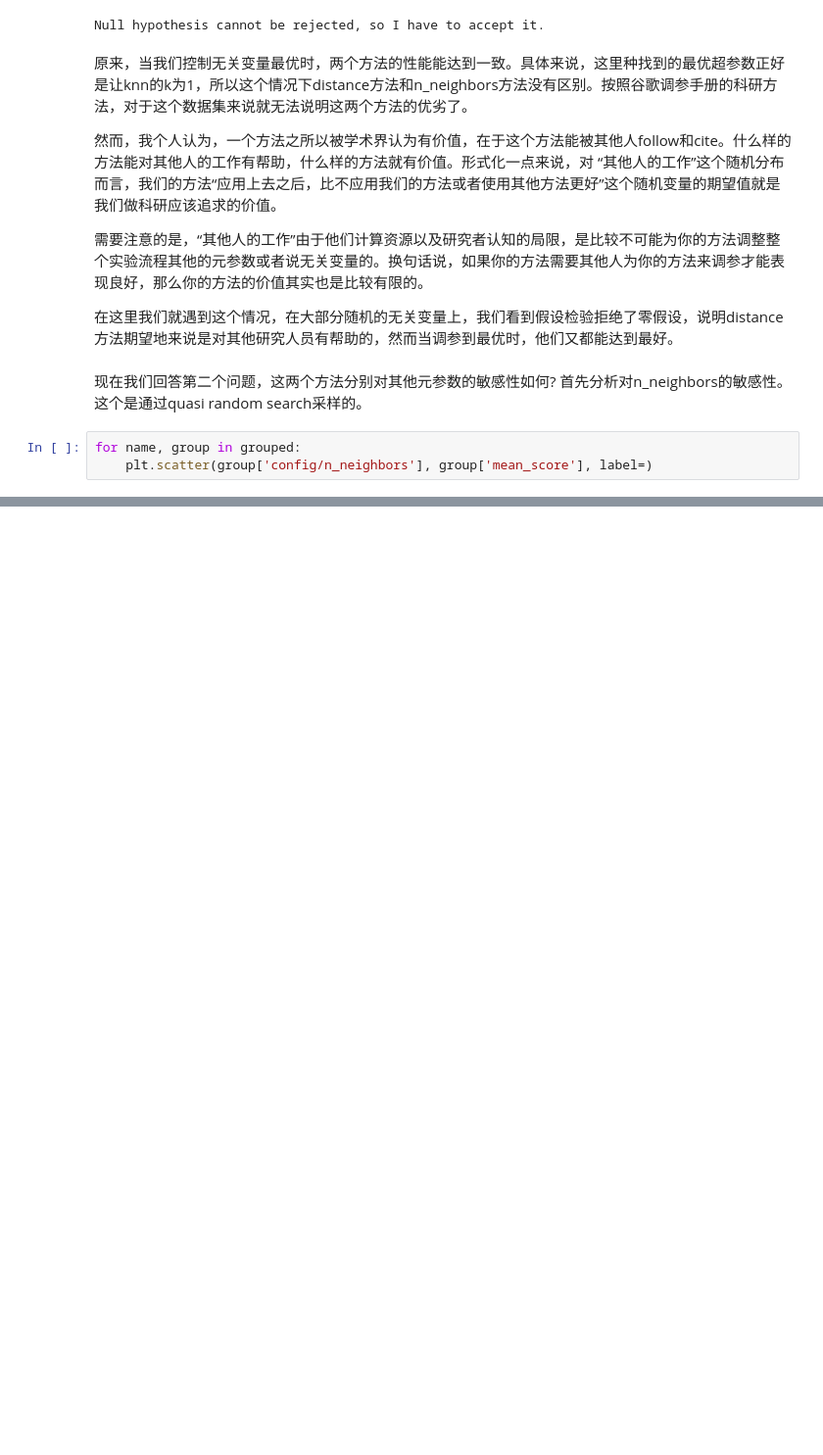
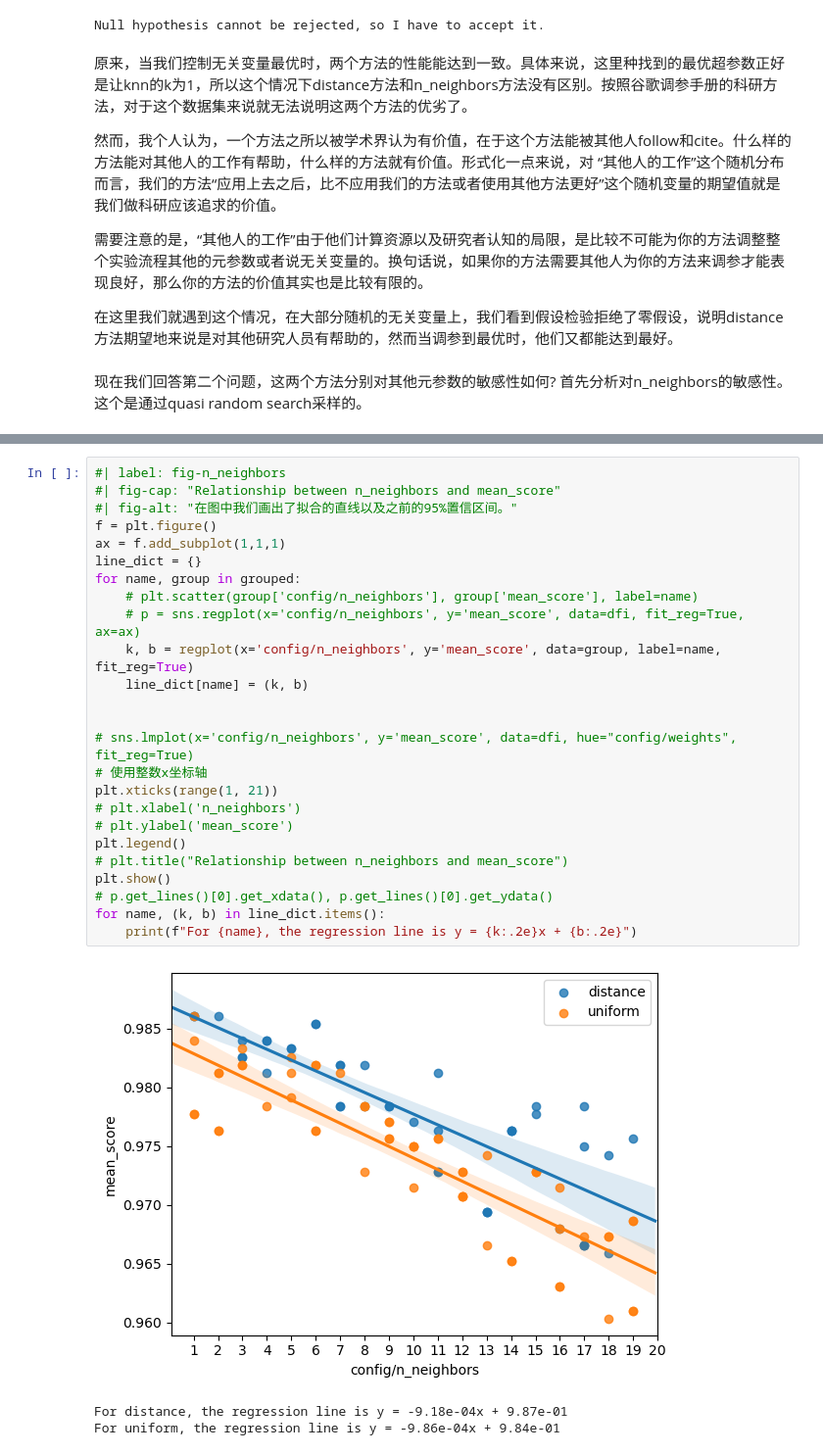
Before and after one commit to Open-Book-Studio/THU-Coursework-Machine-Learning-for-Big-Data, a Jupyter notebook: notebooks/coding_projects/P1_KNN/kd_tree.ipynb, the cells around one changed output, grey strips where cells are left out. Shown at 98% size. Cells and saved outputs as stored; diff of their text form; blank space fills up the shorter version.

```diff
--- a/notebooks/coding_projects/P1_KNN/kd_tree.ipynb
+++ b/notebooks/coding_projects/P1_KNN/kd_tree.ipynb
@@ -647,6 +617,3 @@ Null hypothesis cannot be rejected, so I have to accept it.
 # %% [markdown]
 现在我们回答第二个问题，这两个方法分别对其他元参数的敏感性如何?
 首先分析对n_neighbors的敏感性。这个是通过quasi random search采样的。
-# %%
-for name, group in grouped:
-    plt.scatter(group['config/n_neighbors'], group['mean_score'], label=)
@@ -652,0 +652,29 @@ for name, group in grouped:
+# %%
+#| label: fig-n_neighbors
+#| fig-cap: "Relationship between n_neighbors and mean_score"
+#| fig-alt: "在图中我们画出了拟合的直线以及之前的95%置信区间。"
+f = plt.figure()
+ax = f.add_subplot(1,1,1)
+line_dict = {}
+for name, group in grouped:
+    # plt.scatter(group['config/n_neighbors'], group['mean_score'], label=name)
+    # p = sns.regplot(x='config/n_neighbors', y='mean_score', data=dfi, fit_reg=True, ax=ax)
+    k, b = regplot(x='config/n_neighbors', y='mean_score', data=group, label=name, fit_reg=True)
+    line_dict[name] = (k, b)
+
+
+# sns.lmplot(x='config/n_neighbors', y='mean_score', data=dfi, hue="config/weights", fit_reg=True)
+# 使用整数x坐标轴
+plt.xticks(range(1, 21))
+# plt.xlabel('n_neighbors')
+# plt.ylabel('mean_score')
+plt.legend()
+# plt.title("Relationship between n_neighbors and mean_score")
+plt.show()
+# p.get_lines()[0].get_xdata(), p.get_lines()[0].get_ydata()
+for name, (k, b) in line_dict.items():
+    print(f"For {name}, the regression line is y = {k:.2e}x + {b:.2e}")
+# %% [output]
+[figure, added]
+For distance, the regression line is y = -9.18e-04x + 9.87e-01
+For uniform, the regression line is y = -9.86e-04x + 9.84e-01
```
Also changed, not shown: parts of 25 cells of this notebook, 1 other file.
